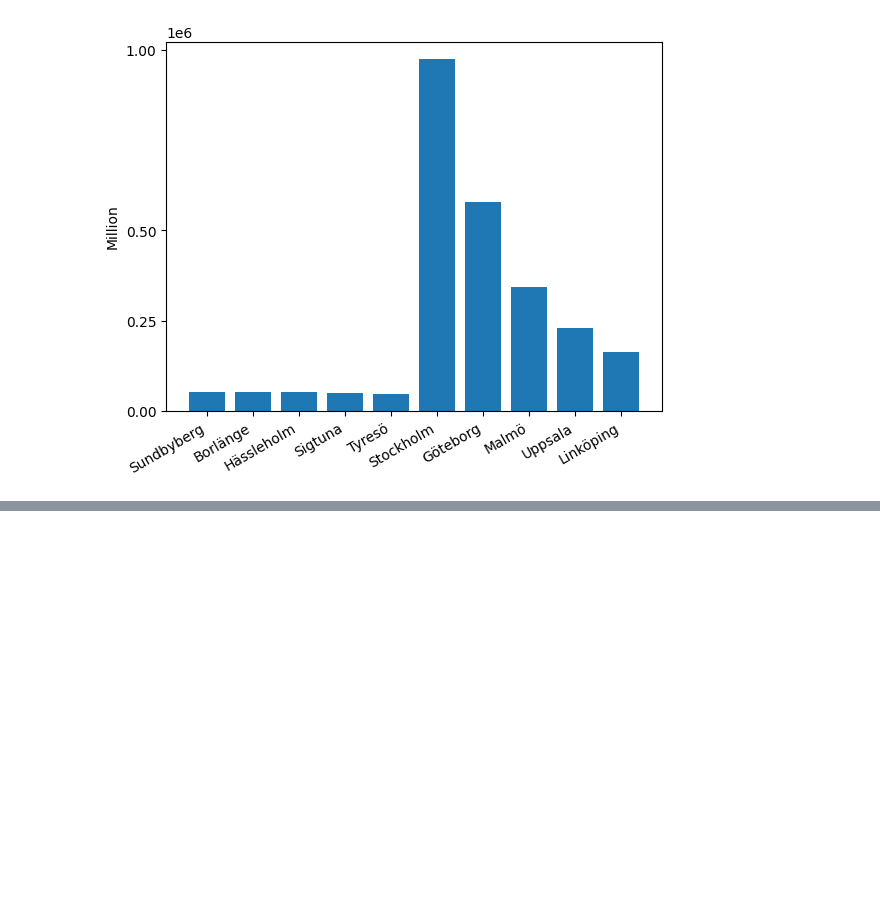
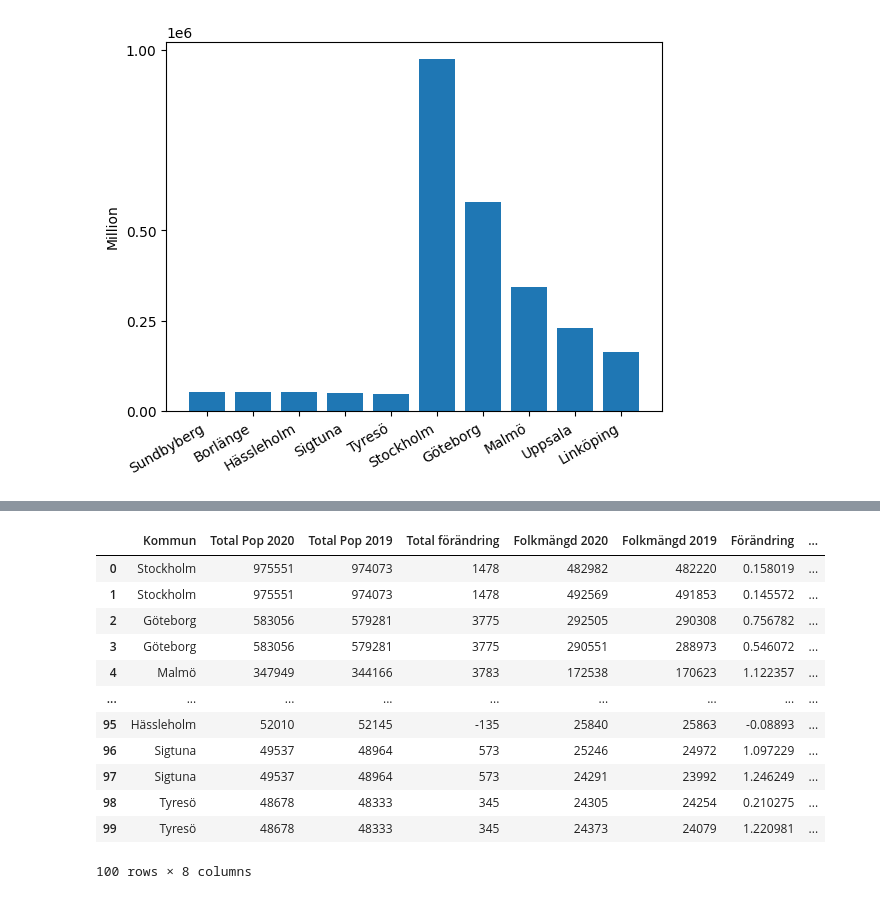
Before and after one commit to danlundh67/Python-Dan-Lund-OPA23, a Jupyter notebook: exercises/1_panda.ipynb, the cells around one changed output, grey strips where cells are left out. Cells and saved outputs as stored; diff of their text form; code cells hidden in the pictures; blank space fills up the shorter version.

```diff
--- a/exercises/1_panda.ipynb
+++ b/exercises/1_panda.ipynb
@@ -212,0 +285,22 @@ plt.yticks([0, 250000, 500000, 1000000])
+# %%
+def kvinna(row):
+    return "Kvinna"
+
+def man(row):
+    return "Man"
+
+def headinfo(df):
+    df=df.rename({"Unnamed: 2":"Kommun"}, axis=1)
+    df=df.rename({"2020.1": "Folkmängd 2020"},axis=1)
+    df=df.rename({"2019.1":"Folkmängd 2019"}, axis=1)
+    df=df.rename({2019:"Rang 2019"}, axis=1)
+    df=df.rename({2020:"Rang 2020"}, axis=1)
+    df=df.rename({"%":"Förändring"}, axis=1)
+    return df
+
+df_fem=headinfo(df_kom50_fem)
+df_fem["Kön"]=df_fem.apply(kvinna, axis=1)
+
+
+df_mal=headinfo(df_kom50_mal)
+df_mal["Kön"]=df_mal.apply(man,axis=1)
@@ -212,0 +354,16 @@ plt.yticks([0, 250000, 500000, 1000000])
+# %%
+df_plot
+# %% [output]
+|  | Kommun | Total Pop 2020 | Total Pop 2019 | Total förändring | Folkmängd 2020 | Folkmängd 2019 | Förändring | ... |
+| 0 | Stockholm | 975551 | 974073 | 1478 | 482982 | 482220 | 0.158019 | ... |
+| 1 | Stockholm | 975551 | 974073 | 1478 | 492569 | 491853 | 0.145572 | ... |
+| 2 | Göteborg | 583056 | 579281 | 3775 | 292505 | 290308 | 0.756782 | ... |
+| 3 | Göteborg | 583056 | 579281 | 3775 | 290551 | 288973 | 0.546072 | ... |
+| 4 | Malmö | 347949 | 344166 | 3783 | 172538 | 170623 | 1.122357 | ... |
+| ... | ... | ... | ... | ... | ... | ... | ... | ... |
+| 95 | Hässleholm | 52010 | 52145 | -135 | 25840 | 25863 | -0.08893 | ... |
+| 96 | Sigtuna | 49537 | 48964 | 573 | 25246 | 24972 | 1.097229 | ... |
+| 97 | Sigtuna | 49537 | 48964 | 573 | 24291 | 23992 | 1.246249 | ... |
+| 98 | Tyresö | 48678 | 48333 | 345 | 24305 | 24254 | 0.210275 | ... |
+| 99 | Tyresö | 48678 | 48333 | 345 | 24373 | 24079 | 1.220981 | ... |
+100 rows × 8 columns
```
Also changed, not shown: parts of 10 cells of this notebook.
